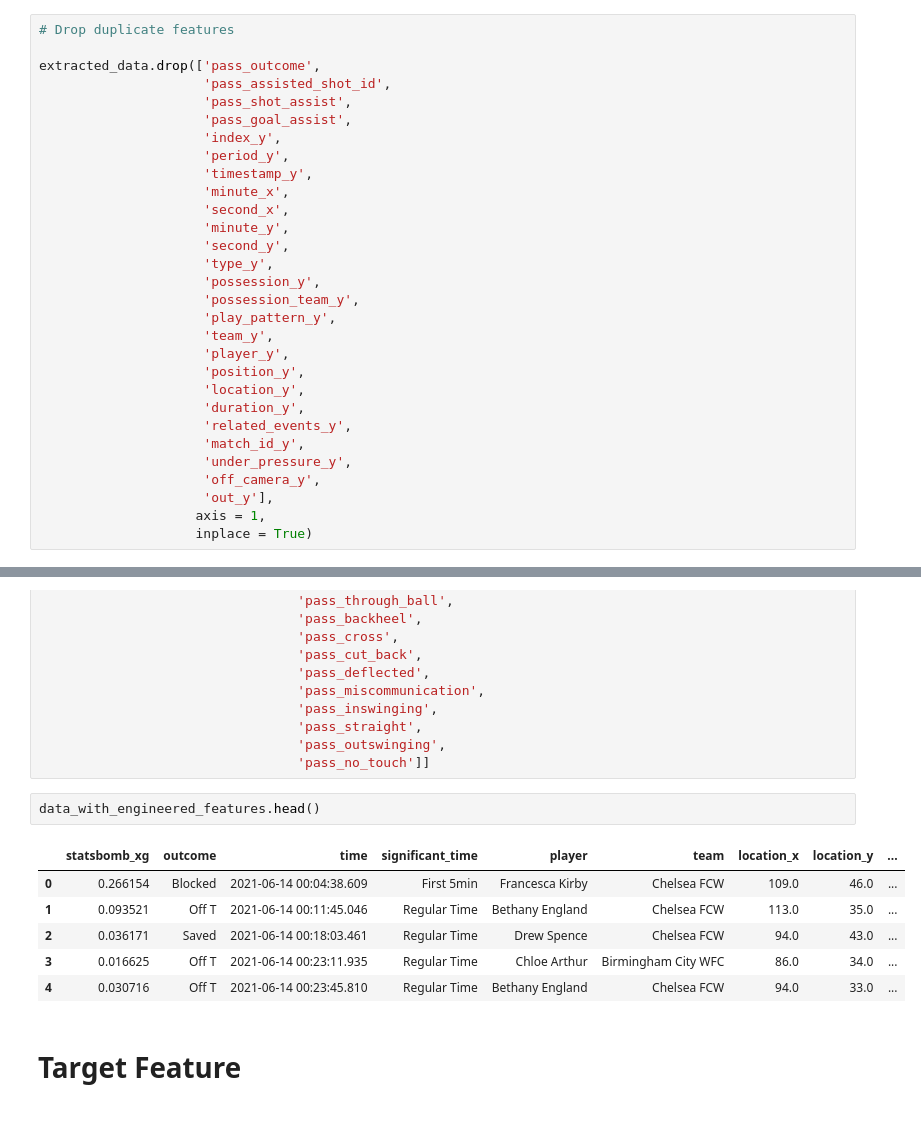
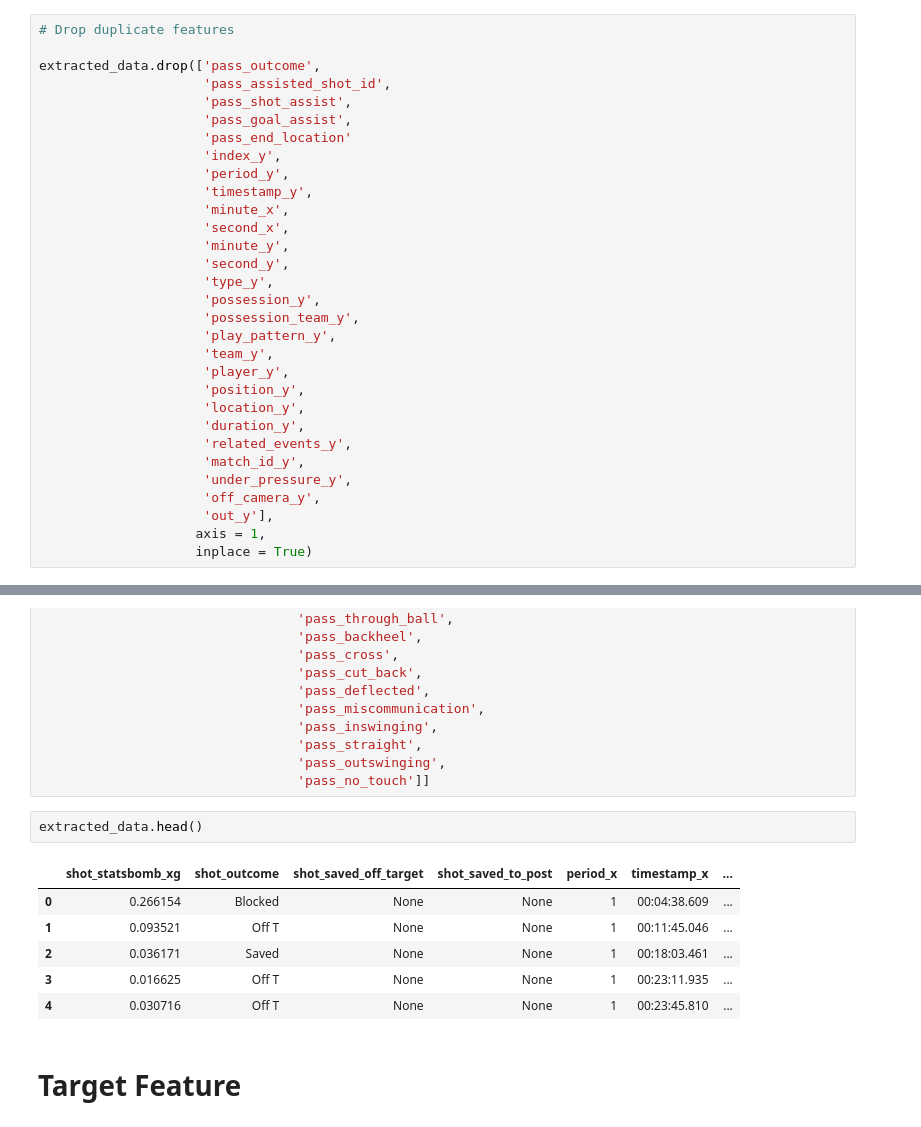
Before and after one commit to wswager/womens_soccer_expected_goals_model, a Jupyter notebook: data_cleaning/expected_goals_data_cleaning_notebook2.ipynb, the cells around one changed output, grey strips where cells are left out. Drawn from its saved outputs; the diff is of its cells as text.

```diff
--- a/data_cleaning/expected_goals_data_cleaning_notebook2.ipynb
+++ b/data_cleaning/expected_goals_data_cleaning_notebook2.ipynb
@@ -127,6 +127,7 @@ extracted_data.drop(['pass_outcome',
                      'pass_assisted_shot_id',
                      'pass_shot_assist',
                      'pass_goal_assist',
+                     'pass_end_location'
                      'index_y',
                      'period_y',
                      'timestamp_y',
@@ -264,14 +267,14 @@ extracted_data = extracted_data[['shot_statsbomb_xg',
                                  'pass_outswinging',
                                  'pass_no_touch']]
 # %%
-data_with_engineered_features.head()
+extracted_data.head()
 # %% [output]
-|  | statsbomb_xg | outcome | time | significant_time | player | team | location_x | location_y | ... |
-| 0 | 0.266154 | Blocked | 2021-06-14 00:04:38.609 | First 5min | Francesca Kirby | Chelsea FCW | 109.0 | 46.0 | ... |
-| 1 | 0.093521 | Off T | 2021-06-14 00:11:45.046 | Regular Time | Bethany England | Chelsea FCW | 113.0 | 35.0 | ... |
-| 2 | 0.036171 | Saved | 2021-06-14 00:18:03.461 | Regular Time | Drew Spence | Chelsea FCW | 94.0 | 43.0 | ... |
-| 3 | 0.016625 | Off T | 2021-06-14 00:23:11.935 | Regular Time | Chloe Arthur | Birmingham City WFC | 86.0 | 34.0 | ... |
-| 4 | 0.030716 | Off T | 2021-06-14 00:23:45.810 | Regular Time | Bethany England | Chelsea FCW | 94.0 | 33.0 | ... |
+|  | shot_statsbomb_xg | shot_outcome | shot_saved_off_target | shot_saved_to_post | period_x | timestamp_x | ... |
+| 0 | 0.266154 | Blocked | None | None | 1 | 00:04:38.609 | ... |
+| 1 | 0.093521 | Off T | None | None | 1 | 00:11:45.046 | ... |
+| 2 | 0.036171 | Saved | None | None | 1 | 00:18:03.461 | ... |
+| 3 | 0.016625 | Off T | None | None | 1 | 00:23:11.935 | ... |
+| 4 | 0.030716 | Off T | None | None | 1 | 00:23:45.810 | ... |
 # %% [markdown]
 # Target Feature
 # %%
```
Also changed, not shown: parts of 5 cells of this notebook.
